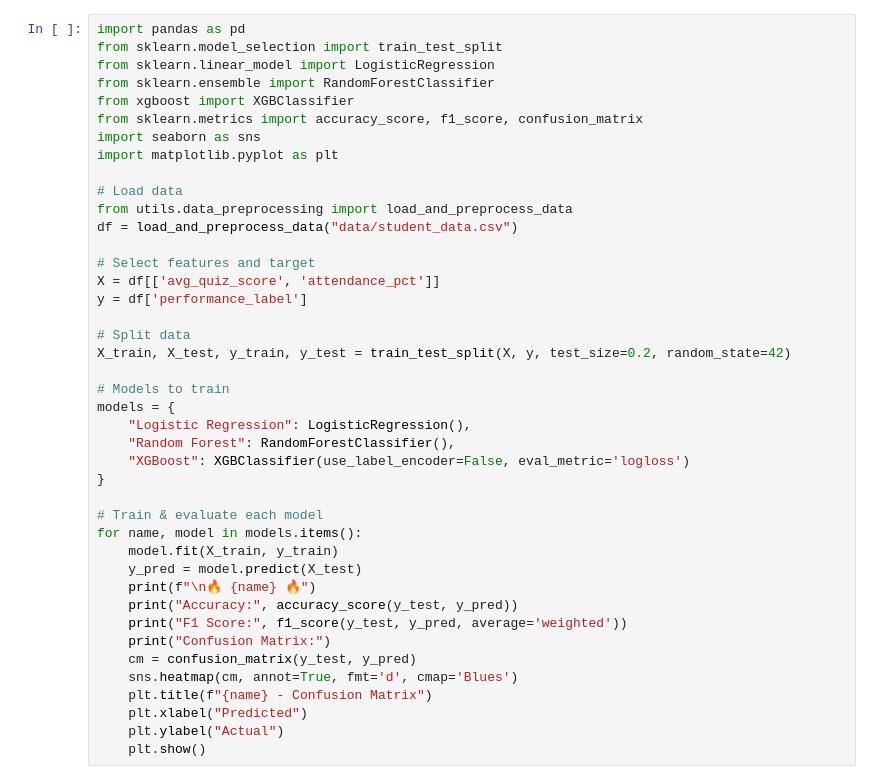
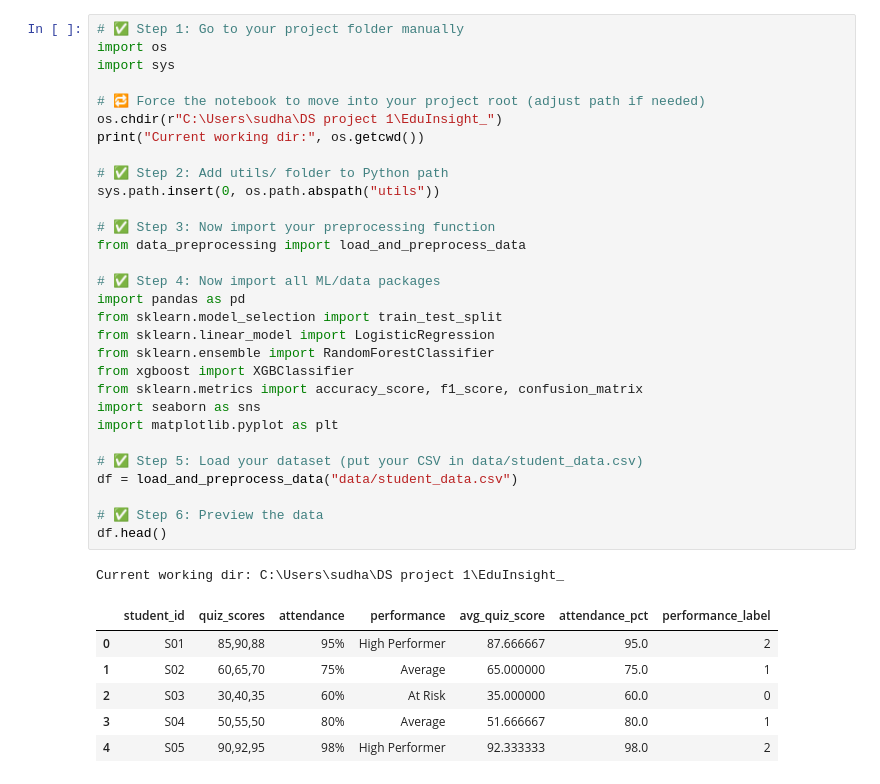
Before and after one commit to Sudharshana25/EduInsight_, a Jupyter notebook: notebooks/train_models.ipynb, the cells around one changed output. Drawn from its saved outputs; the diff is of its cells as text.

Commit message:
deone with prediction

```diff
--- a/notebooks/train_models.ipynb
+++ b/notebooks/train_models.ipynb
@@ -1,42 +1,38 @@
 # %%
+# ✅ Step 1: Go to your project folder manually
+import os
+import sys
+
+# 🔁 Force the notebook to move into your project root (adjust path if needed)
+os.chdir(r"C:\Users\sudha\DS project 1\EduInsight_")
+print("Current working dir:", os.getcwd())
+
+# ✅ Step 2: Add utils/ folder to Python path
+sys.path.insert(0, os.path.abspath("utils"))
+
+# ✅ Step 3: Now import your preprocessing function
+from data_preprocessing import load_and_preprocess_data
+
+# ✅ Step 4: Now import all ML/data packages
 import pandas as pd
 from sklearn.model_selection import train_test_split
 from sklearn.linear_model import LogisticRegression
 from sklearn.ensemble import RandomForestClassifier
 from xgboost import XGBClassifier
 from sklearn.metrics import accuracy_score, f1_score, confusion_matrix
 import seaborn as sns
 import matplotlib.pyplot as plt
 
-# Load data
-from utils.data_preprocessing import load_and_preprocess_data
+# ✅ Step 5: Load your dataset (put your CSV in data/student_data.csv)
 df = load_and_preprocess_data("data/student_data.csv")
 
-# Select features and target
-X = df[['avg_quiz_score', 'attendance_pct']]
-y = df['performance_label']
-
-# Split data
-X_train, X_test, y_train, y_test = train_test_split(X, y, test_size=0.2, random_state=42)
-
-# Models to train
-models = {
-    "Logistic Regression": LogisticRegression(),
-    "Random Forest": RandomForestClassifier(),
-    "XGBoost": XGBClassifier(use_label_encoder=False, eval_metric='logloss')
-}
-
-# Train & evaluate each model
-for name, model in models.items():
-    model.fit(X_train, y_train)
-    y_pred = model.predict(X_test)
-    print(f"\n🔥 {name} 🔥")
-    print("Accuracy:", accuracy_score(y_test, y_pred))
-    print("F1 Score:", f1_score(y_test, y_pred, average='weighted'))
-    print("Confusion Matrix:")
-    cm = confusion_matrix(y_test, y_pred)
-    sns.heatmap(cm, annot=True, fmt='d', cmap='Blues')
-    plt.title(f"{name} - Confusion Matrix")
-    plt.xlabel("Predicted")
-    plt.ylabel("Actual")
-    plt.show()
+# ✅ Step 6: Preview the data
+df.head()
+# %% [output]
+Current working dir: C:\Users\sudha\DS project 1\EduInsight_
+|  | student_id | quiz_scores | attendance | performance | avg_quiz_score | attendance_pct | performance_label |
+| 0 | S01 | 85,90,88 | 95% | High Performer | 87.666667 | 95.0 | 2 |
+| 1 | S02 | 60,65,70 | 75% | Average | 65.000000 | 75.0 | 1 |
+| 2 | S03 | 30,40,35 | 60% | At Risk | 35.000000 | 60.0 | 0 |
+| 3 | S04 | 50,55,50 | 80% | Average | 51.666667 | 80.0 | 1 |
+| 4 | S05 | 90,92,95 | 98% | High Performer | 92.333333 | 98.0 | 2 |
```
Also changed, not shown: parts of 9 cells of this notebook, 9 other files.
